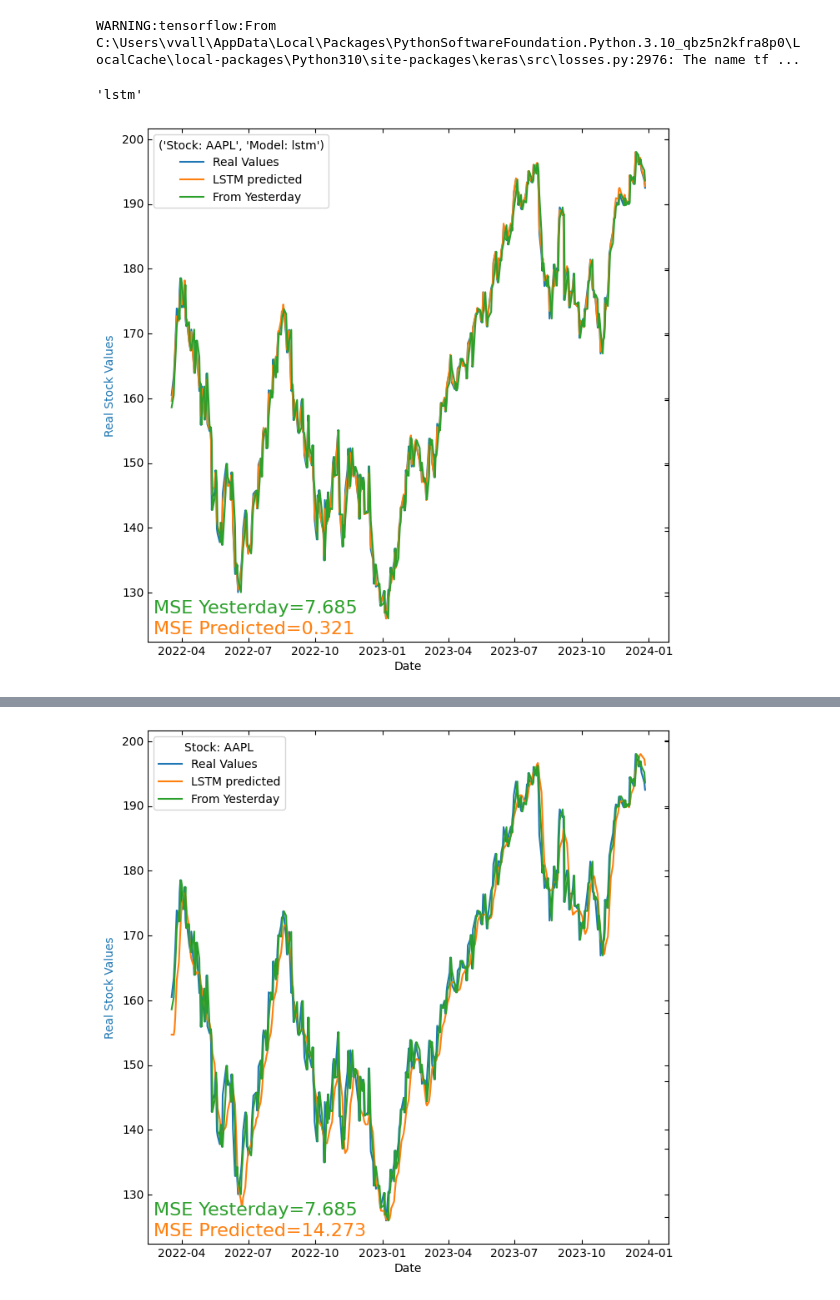
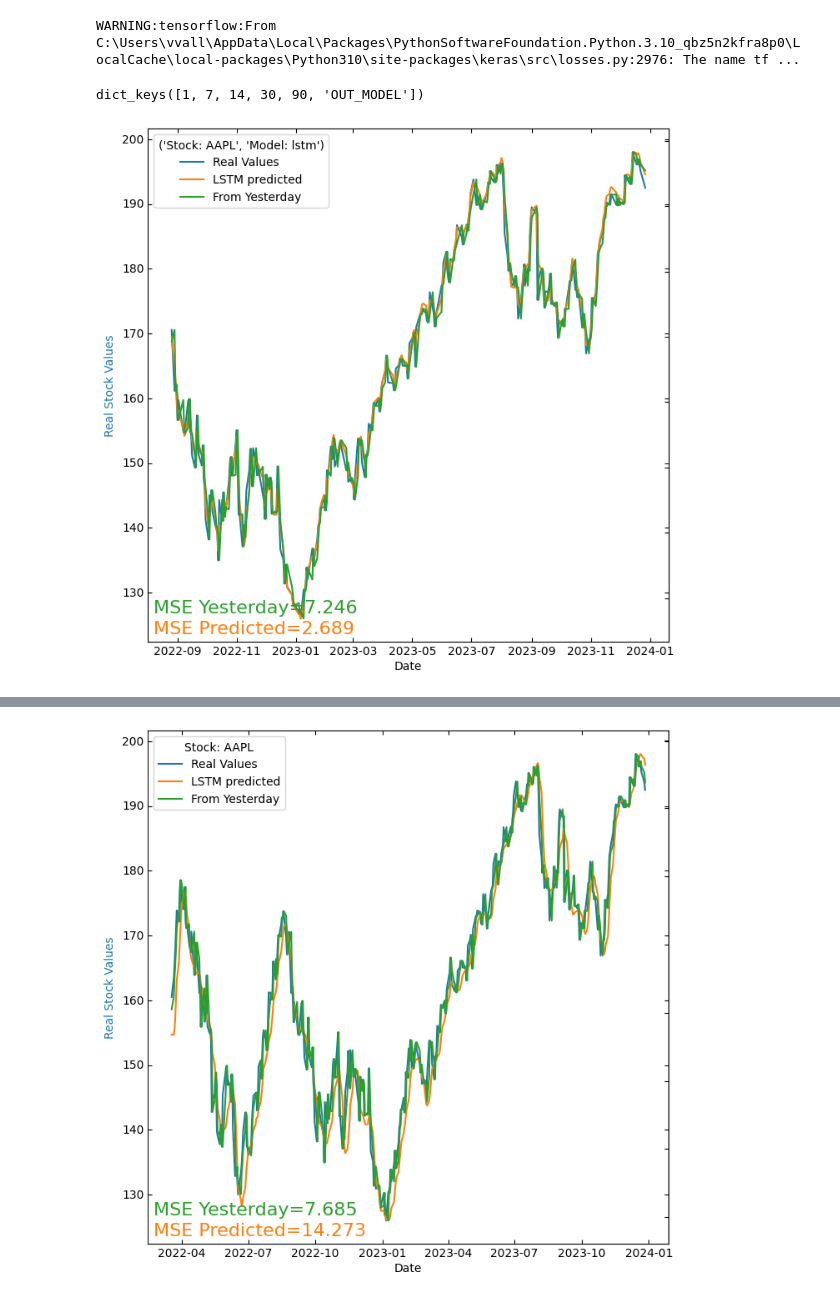
Before and after one commit to jordieres/Finance-AI, a Jupyter notebook: src/ModelsLSTM/VisualizationLSTM.ipynb, the cells around one changed output, grey strips where cells are left out. Drawn from its saved outputs; the diff is of its cells as text; code cells hidden in the pictures.

Commit message:
adapt the modeling LSTM to the new data processed structure. new figure with the 5 time ahead prediction for the AAPL stock

```diff
--- a/src/ModelsLSTM/VisualizationLSTM.ipynb
+++ b/src/ModelsLSTM/VisualizationLSTM.ipynb
@@ -27,7 +27,7 @@ WARNING:tensorflow:From C:\Users\vvall\AppData\Local\Packages\PythonSoftwareFoun
 import os
 import pickle
 
-tmod = 'stcklstm' #stcklstm lstm attlstm
+tmod = 'lstm' #stcklstm lstm attlstm
 
 def load_preprocessed_data(path, win, multi=False):
         '''
@@ -40,10 +40,10 @@ def load_preprocessed_data(path, win, multi=False):
         '''
 
         if multi == False:
-            fdat = 'D:/Escritorio/TFG/Finance-AI/DataProcessed/model-'+tmod+'-output.pkl'
+            fdat = 'D:/Escritorio/TFG/Finance-AI/DataProcessed/AAPLmodel-'+tmod+'-output.pkl'
 
         else:
-            fdat = 'D:/Escritorio/TFG/Finance-AI/DataProcessed/model-'+tmod+'-output.pkl'
+            fdat = 'D:/Escritorio/TFG/Finance-AI/DataProcessed/AAPLmodel-'+tmod+'-output.pkl'
 
         with (open(fdat, "rb")) as openfile:
             while True:
@@ -52,14 +52,12 @@ def load_preprocessed_data(path, win, multi=False):
                     fdat     = pickle.load(openfile)
                     lahead    = pickle.load(openfile)
                     lpar      =pickle.load(openfile)
-                    stock_list= pickle.load(openfile)
                     tot_res   = pickle.load(openfile)
-                    df_dict   = tot_res['INP']
                 except EOFError:
                     break
-        return path, fdat, lahead, lpar, stock_list, tot_res, df_dict
+        return path, fdat, lahead, lpar, tot_res
 
-path, fdat, lahead, lpar, stock_list, tot_res, df_dict = load_preprocessed_data("../../DataProcessed", 22, multi=True)
+path, fdat, lahead, lpar, tot_res = load_preprocessed_data("../../DataProcessed", 20, multi=True)
 # %%
 def plot_res(DY,msep,msey,stck,model,path,itr=0,wdth=10,hght=8):
     # Plotting results clue: https://stackoverflow.com/questions/9103166/multiple-axis-in-matplotlib-with-different-scales
@@ -122,22 +120,22 @@ def plot_perf(res,stocks,ahead,path,wdth=10,hght=8):
         figfich = path + 'perf-{}_{:02}.png'.format(model,ahead)
         plt.savefig(figfich)
     return(None)
-# %%
-tot_res['OUT_MODEL']['MODEL']
-# %% [output]
-'lstm'
+# %%
+tot_res.keys()
+# %% [output]
+dict_keys([1, 7, 14, 30, 90, 'OUT_MODEL'])
 # %%
 res1 = tot_res['OUT_MODEL']
 mdl  = 'lstm'
 stck = 'AAPL'
 ahead= 1
 itr  = 9
-DYs  = res1[stck][ahead]['DY']
+DYs  = res1[ahead]['DY']
 DY   = DYs.loc[itr]
 # %%
 path = 'D:\Escritorio\TFG\Finance-AI\Figures/'
-msep = res1[stck][ahead]['MSEP'][itr]
-msey = res1[stck][ahead]['MSEY'][itr]
+msep = res1[ahead]['MSEP'][itr]
+msey = res1[ahead]['MSEY'][itr]
 plot_res(DY,msep,msey,stck,mdl,path,itr)
 # %% [output]
-[figure, old version]
+[figure, new version]
```
Also changed, not shown: parts of 1 cell of this notebook, 7 other files.
